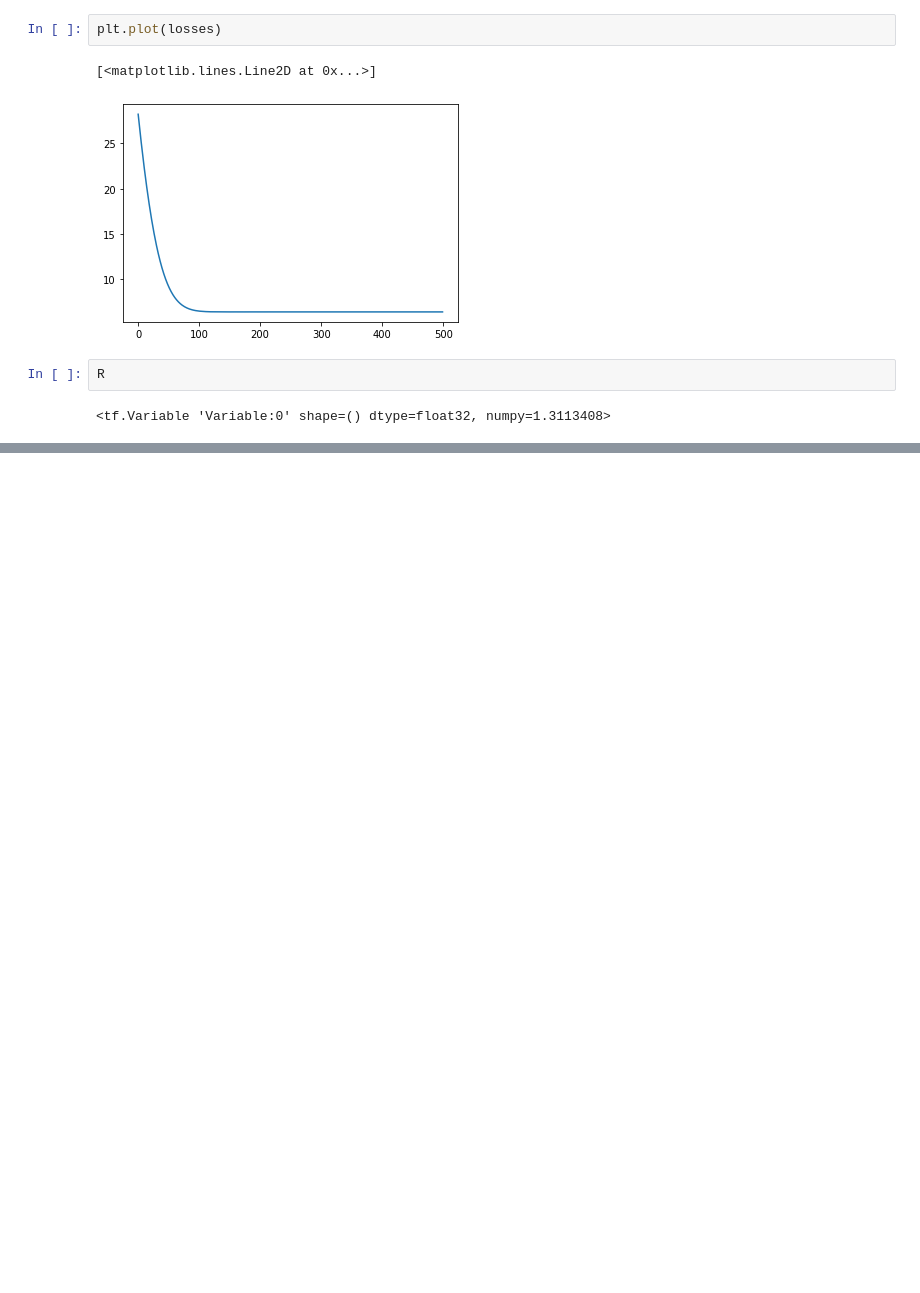
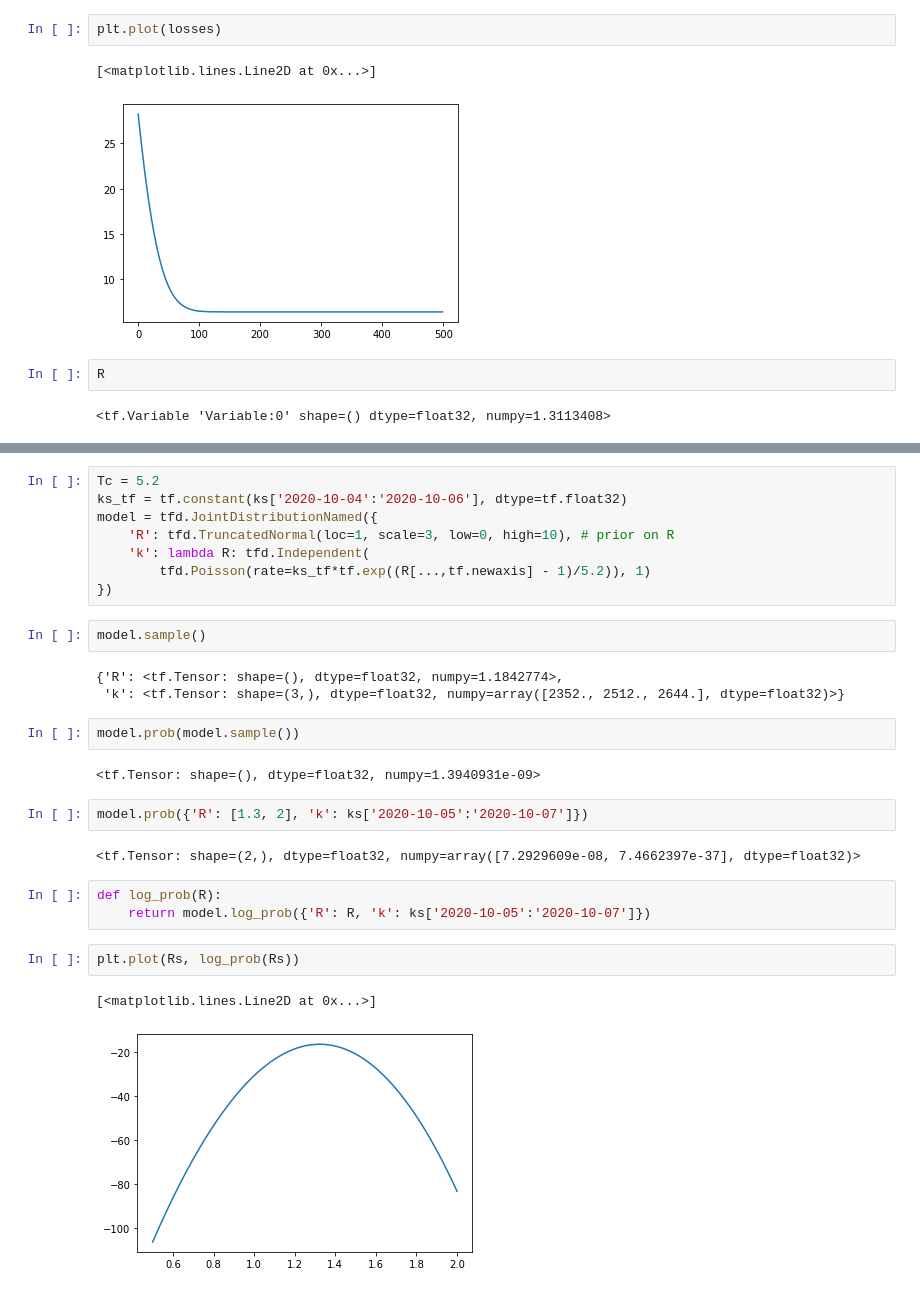
Before and after one commit to dhesse/IN-STK5000-Notebooks-2020, a Jupyter notebook: notebooks/Lecture 09 - More Tensorflow.ipynb, the cells around one changed output, grey strips where cells are left out. Saved outputs shown, nothing was run; the diff lists cells and outputs as text; blank space fills up the shorter version.

```diff
--- a/notebooks/Lecture 09 - More Tensorflow.ipynb
+++ b/notebooks/Lecture 09 - More Tensorflow.ipynb
@@ -115,0 +129,29 @@ R
+# %%
+Tc = 5.2
+ks_tf = tf.constant(ks['2020-10-04':'2020-10-06'], dtype=tf.float32)
+model = tfd.JointDistributionNamed({
+    'R': tfd.TruncatedNormal(loc=1, scale=3, low=0, high=10), # prior on R
+    'k': lambda R: tfd.Independent(
+        tfd.Poisson(rate=ks_tf*tf.exp((R[...,tf.newaxis] - 1)/5.2)), 1)
+})
+# %%
+model.sample()
+# %% [output]
+{'R': <tf.Tensor: shape=(), dtype=float32, numpy=1.1842774>,
+ 'k': <tf.Tensor: shape=(3,), dtype=float32, numpy=array([2352., 2512., 2644.], dtype=float32)>}
+# %%
+model.prob(model.sample())
+# %% [output]
+<tf.Tensor: shape=(), dtype=float32, numpy=1.3940931e-09>
+# %%
+model.prob({'R': [1.3, 2], 'k': ks['2020-10-05':'2020-10-07']})
+# %% [output]
+<tf.Tensor: shape=(2,), dtype=float32, numpy=array([7.2929609e-08, 7.4662397e-37], dtype=float32)>
+# %%
+def log_prob(R):
+    return model.log_prob({'R': R, 'k': ks['2020-10-05':'2020-10-07']})
+# %%
+plt.plot(Rs, log_prob(Rs))
+# %% [output]
+[<matplotlib.lines.Line2D at 0x...>]
+[figure, added]
```
Also changed, not shown: parts of 18 cells of this notebook.
